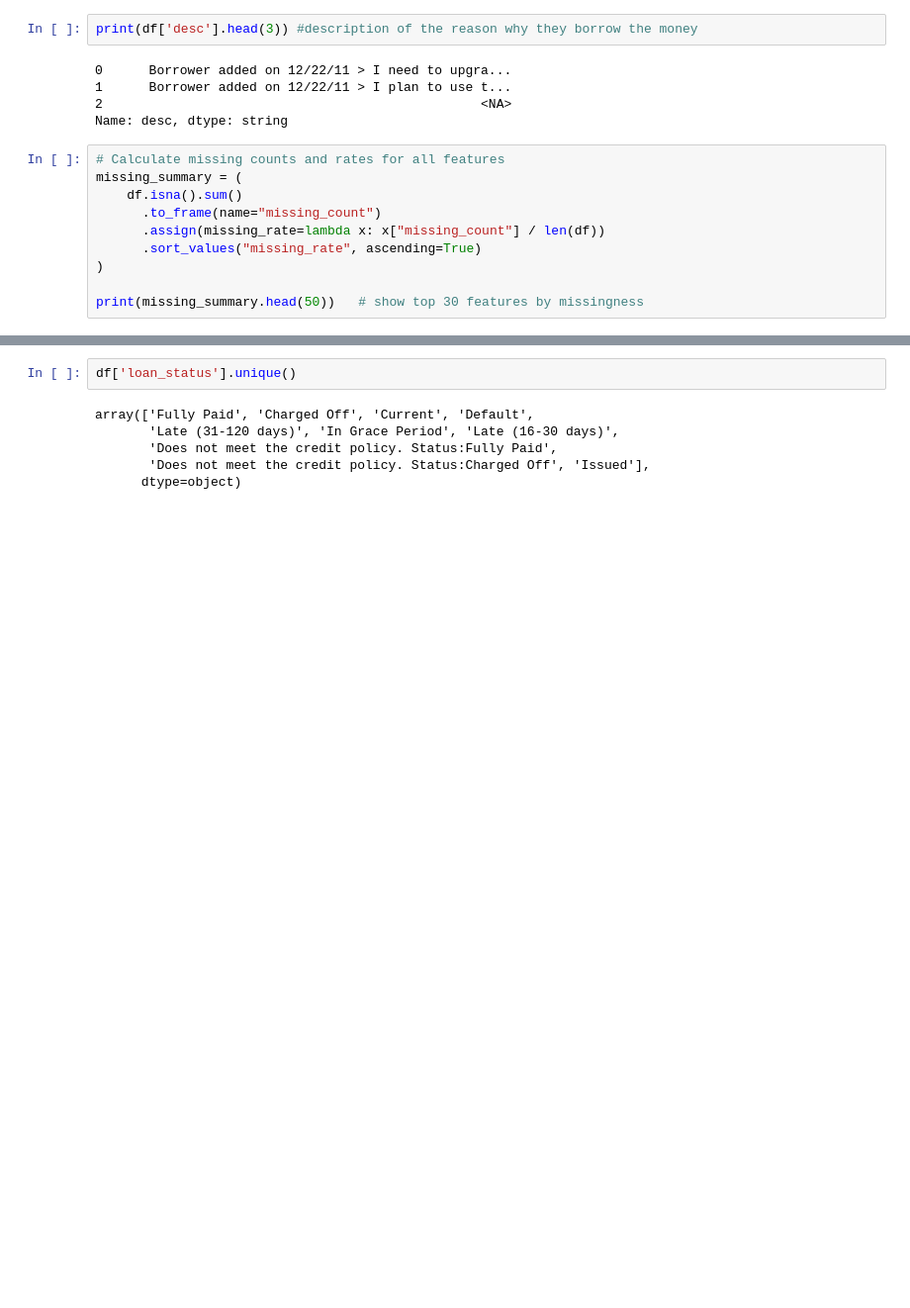
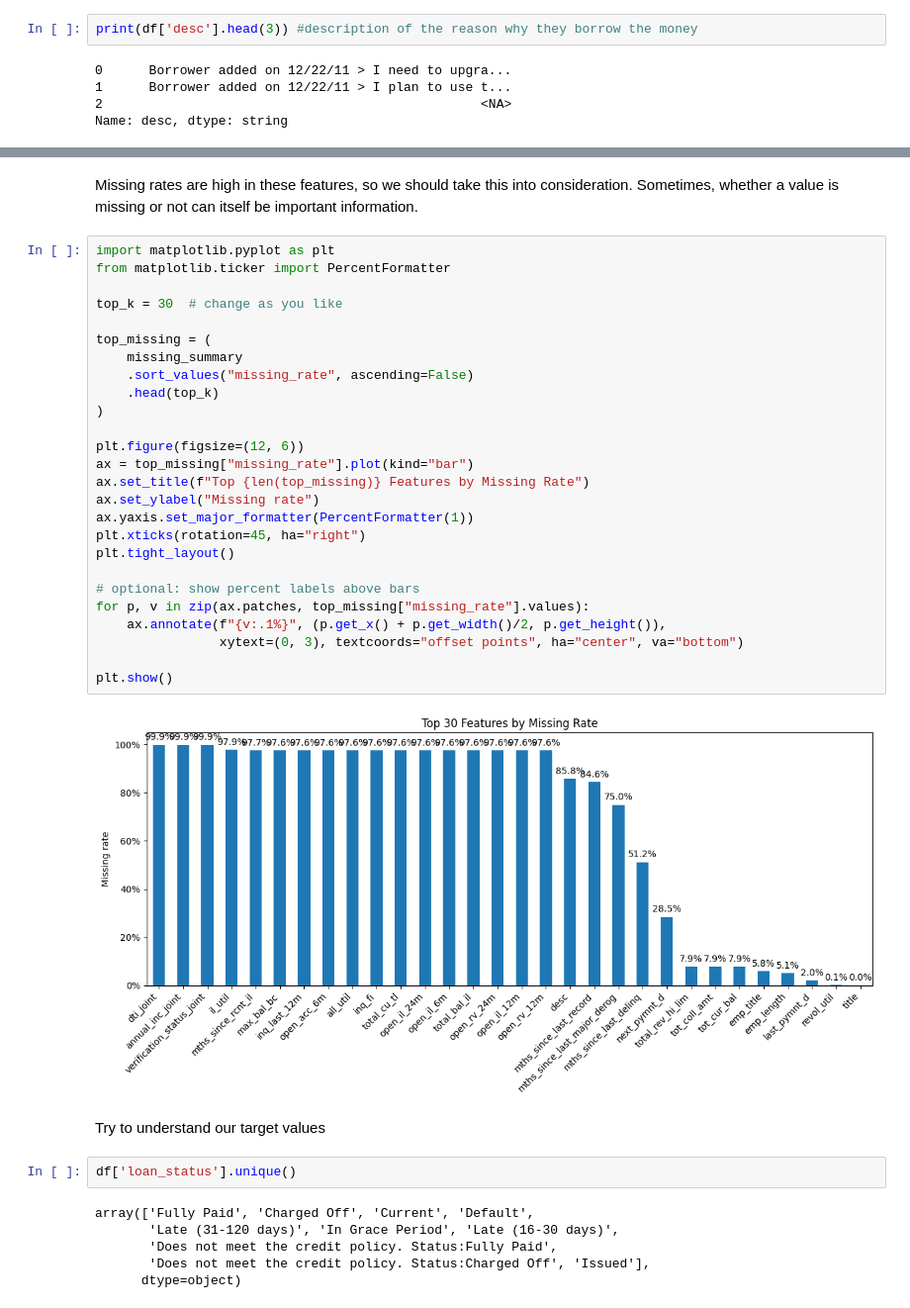
Before and after one commit to hlee014e/Projects, a Jupyter notebook: Credit-Risk/Credit_risk.ipynb, the cells around one changed output, grey strips where cells are left out. Shown at 99% size. Cells and saved outputs as stored; diff of their text form; blank space fills up the shorter version.

```diff
--- a/Credit-Risk/Credit_risk.ipynb
+++ b/Credit-Risk/Credit_risk.ipynb
@@ -101,13 +101,3 @@ print(df['desc'].head(3)) #description of the reason why they borrow the money
 1      Borrower added on 12/22/11 > I plan to use t...
 2                                                 <NA>
 Name: desc, dtype: string
-# %%
-# Calculate missing counts and rates for all features
-missing_summary = (
-    df.isna().sum()
-      .to_frame(name="missing_count")
-      .assign(missing_rate=lambda x: x["missing_count"] / len(df))
-      .sort_values("missing_rate", ascending=True)
-)
-
-print(missing_summary.head(50))   # show top 30 features by missingness
@@ -132,3 +128,35 @@ emp_title                           14799      0.055681
+# %% [markdown]
+Missing rates are high in these features, so we should take this into consideration. Sometimes, whether a value is missing or not can itself be important information.
+# %%
+import matplotlib.pyplot as plt
+from matplotlib.ticker import PercentFormatter
+
+top_k = 30  # change as you like
+
+top_missing = (
+    missing_summary
+    .sort_values("missing_rate", ascending=False)
+    .head(top_k)
+)
+
+plt.figure(figsize=(12, 6))
+ax = top_missing["missing_rate"].plot(kind="bar")
+ax.set_title(f"Top {len(top_missing)} Features by Missing Rate")
+ax.set_ylabel("Missing rate")
+ax.yaxis.set_major_formatter(PercentFormatter(1))
+plt.xticks(rotation=45, ha="right")
+plt.tight_layout()
+
+# optional: show percent labels above bars
+for p, v in zip(ax.patches, top_missing["missing_rate"].values):
+    ax.annotate(f"{v:.1%}", (p.get_x() + p.get_width()/2, p.get_height()),
+                xytext=(0, 3), textcoords="offset points", ha="center", va="bottom")
+
+plt.show()
+# %% [output]
+[figure, added]
+# %% [markdown]
+Try to understand our target values
 # %%
 df['loan_status'].unique()
 # %% [output]
```
Also changed, not shown: parts of 16 cells of this notebook.
